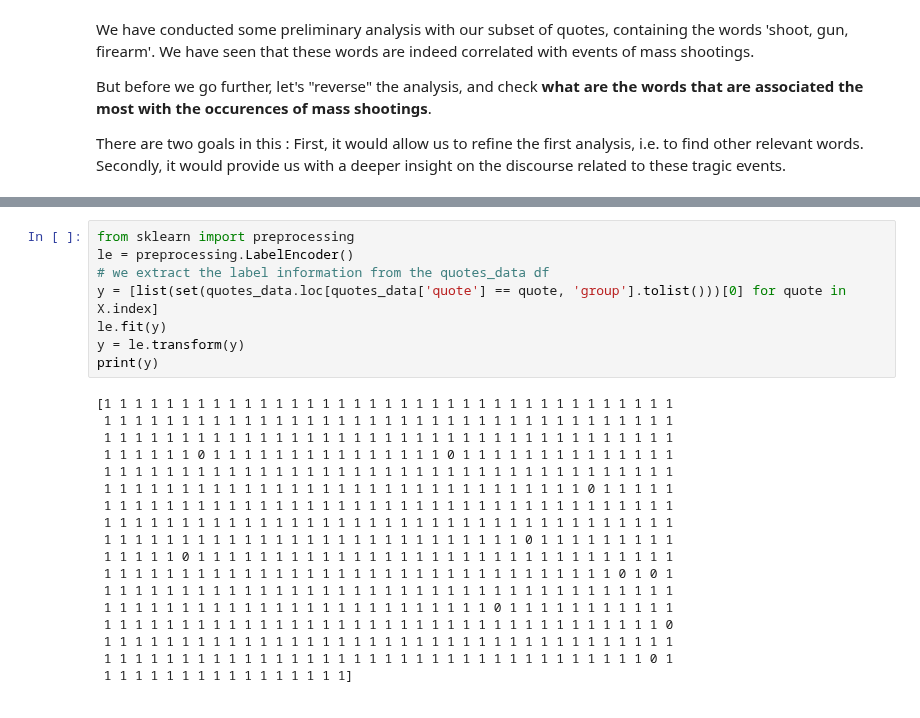
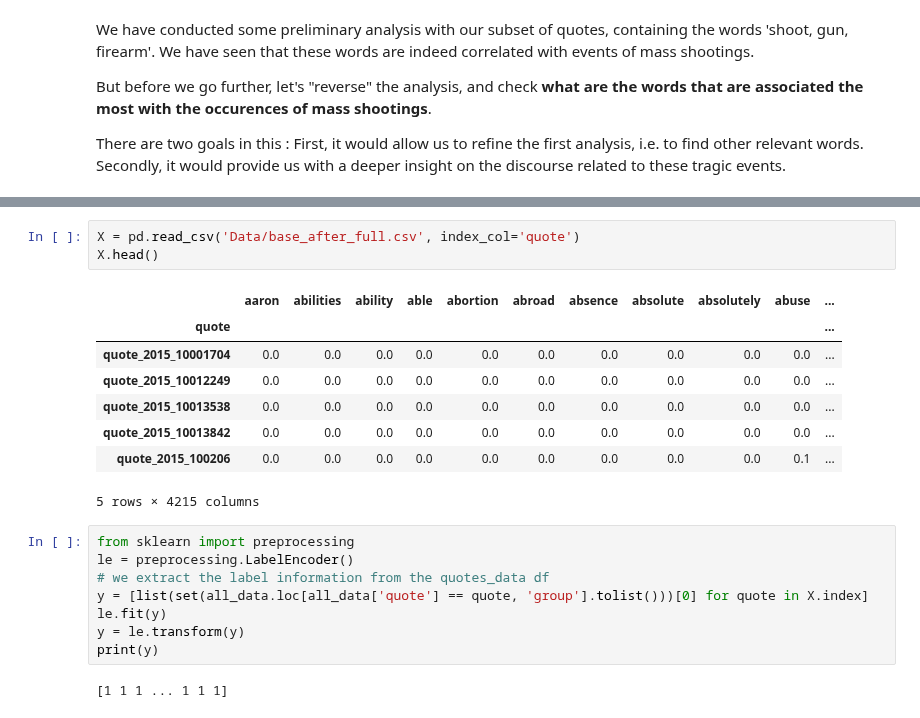
Before and after one commit to epfl-ada/ada-2021-project-clezemath, a Jupyter notebook: milestone3.ipynb, the cells around one changed output, grey strips where cells are left out. Saved outputs shown, nothing was run; the diff lists cells and outputs as text.

```diff
--- a/milestone3.ipynb
+++ b/milestone3.ipynb
@@ -818,29 +847,25 @@ quote_2015_20719     0.0   0.0  0.0   0.0  0.0   0.0    0.0  0.0  0.0  0.0
+# %%
+X = pd.read_csv('Data/base_after_full.csv', index_col='quote')
+X.head()
+# %% [output]
+|  | aaron | abilities | ability | able | abortion | abroad | absence | absolute | absolutely | abuse | ... |
+| quote |  |  |  |  |  |  |  |  |  |  | ... |
+| quote_2015_10001704 | 0.0 | 0.0 | 0.0 | 0.0 | 0.0 | 0.0 | 0.0 | 0.0 | 0.0 | 0.0 | ... |
+| quote_2015_10012249 | 0.0 | 0.0 | 0.0 | 0.0 | 0.0 | 0.0 | 0.0 | 0.0 | 0.0 | 0.0 | ... |
+| quote_2015_10013538 | 0.0 | 0.0 | 0.0 | 0.0 | 0.0 | 0.0 | 0.0 | 0.0 | 0.0 | 0.0 | ... |
+| quote_2015_10013842 | 0.0 | 0.0 | 0.0 | 0.0 | 0.0 | 0.0 | 0.0 | 0.0 | 0.0 | 0.0 | ... |
+| quote_2015_100206 | 0.0 | 0.0 | 0.0 | 0.0 | 0.0 | 0.0 | 0.0 | 0.0 | 0.0 | 0.1 | ... |
+5 rows × 4215 columns
 # %%
 from sklearn import preprocessing
 le = preprocessing.LabelEncoder()
 # we extract the label information from the quotes_data df
-y = [list(set(quotes_data.loc[quotes_data['quote'] == quote, 'group'].tolist()))[0] for quote in X.index]
+y = [list(set(all_data.loc[all_data['quote'] == quote, 'group'].tolist()))[0] for quote in X.index]
 le.fit(y)
 y = le.transform(y)
 print(y)
 # %% [output]
-[1 1 1 1 1 1 1 1 1 1 1 1 1 1 1 1 1 1 1 1 1 1 1 1 1 1 1 1 1 1 1 1 1 1 1 1 1
- 1 1 1 1 1 1 1 1 1 1 1 1 1 1 1 1 1 1 1 1 1 1 1 1 1 1 1 1 1 1 1 1 1 1 1 1 1
- 1 1 1 1 1 1 1 1 1 1 1 1 1 1 1 1 1 1 1 1 1 1 1 1 1 1 1 1 1 1 1 1 1 1 1 1 1
- 1 1 1 1 1 1 0 1 1 1 1 1 1 1 1 1 1 1 1 1 1 1 0 1 1 1 1 1 1 1 1 1 1 1 1 1 1
- 1 1 1 1 1 1 1 1 1 1 1 1 1 1 1 1 1 1 1 1 1 1 1 1 1 1 1 1 1 1 1 1 1 1 1 1 1
- 1 1 1 1 1 1 1 1 1 1 1 1 1 1 1 1 1 1 1 1 1 1 1 1 1 1 1 1 1 1 1 0 1 1 1 1 1
- 1 1 1 1 1 1 1 1 1 1 1 1 1 1 1 1 1 1 1 1 1 1 1 1 1 1 1 1 1 1 1 1 1 1 1 1 1
- 1 1 1 1 1 1 1 1 1 1 1 1 1 1 1 1 1 1 1 1 1 1 1 1 1 1 1 1 1 1 1 1 1 1 1 1 1
- 1 1 1 1 1 1 1 1 1 1 1 1 1 1 1 1 1 1 1 1 1 1 1 1 1 1 1 0 1 1 1 1 1 1 1 1 1
- 1 1 1 1 1 0 1 1 1 1 1 1 1 1 1 1 1 1 1 1 1 1 1 1 1 1 1 1 1 1 1 1 1 1 1 1 1
- 1 1 1 1 1 1 1 1 1 1 1 1 1 1 1 1 1 1 1 1 1 1 1 1 1 1 1 1 1 1 1 1 1 0 1 0 1
- 1 1 1 1 1 1 1 1 1 1 1 1 1 1 1 1 1 1 1 1 1 1 1 1 1 1 1 1 1 1 1 1 1 1 1 1 1
- 1 1 1 1 1 1 1 1 1 1 1 1 1 1 1 1 1 1 1 1 1 1 1 1 1 0 1 1 1 1 1 1 1 1 1 1 1
- 1 1 1 1 1 1 1 1 1 1 1 1 1 1 1 1 1 1 1 1 1 1 1 1 1 1 1 1 1 1 1 1 1 1 1 1 0
- 1 1 1 1 1 1 1 1 1 1 1 1 1 1 1 1 1 1 1 1 1 1 1 1 1 1 1 1 1 1 1 1 1 1 1 1 1
- 1 1 1 1 1 1 1 1 1 1 1 1 1 1 1 1 1 1 1 1 1 1 1 1 1 1 1 1 1 1 1 1 1 1 1 0 1
- 1 1 1 1 1 1 1 1 1 1 1 1 1 1 1 1]
+[1 1 1 ... 1 1 1]
 # %%
 from sklearn.model_selection import train_test_split
 from sklearn.metrics import balanced_accuracy_score
```
Also changed, not shown: parts of 6 cells of this notebook, 3 other files.
